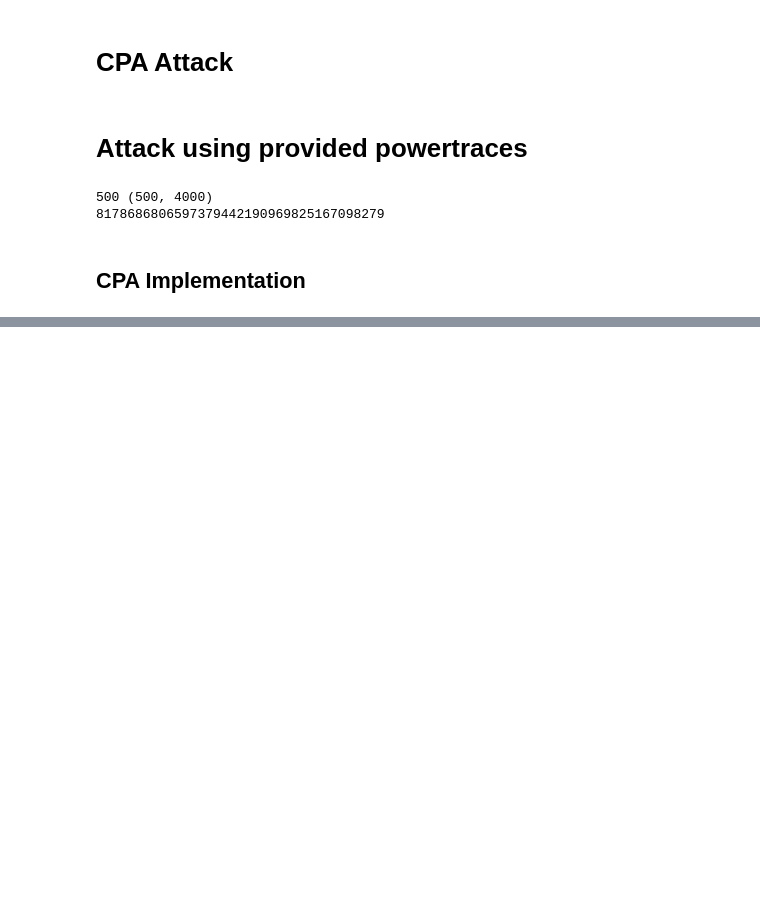
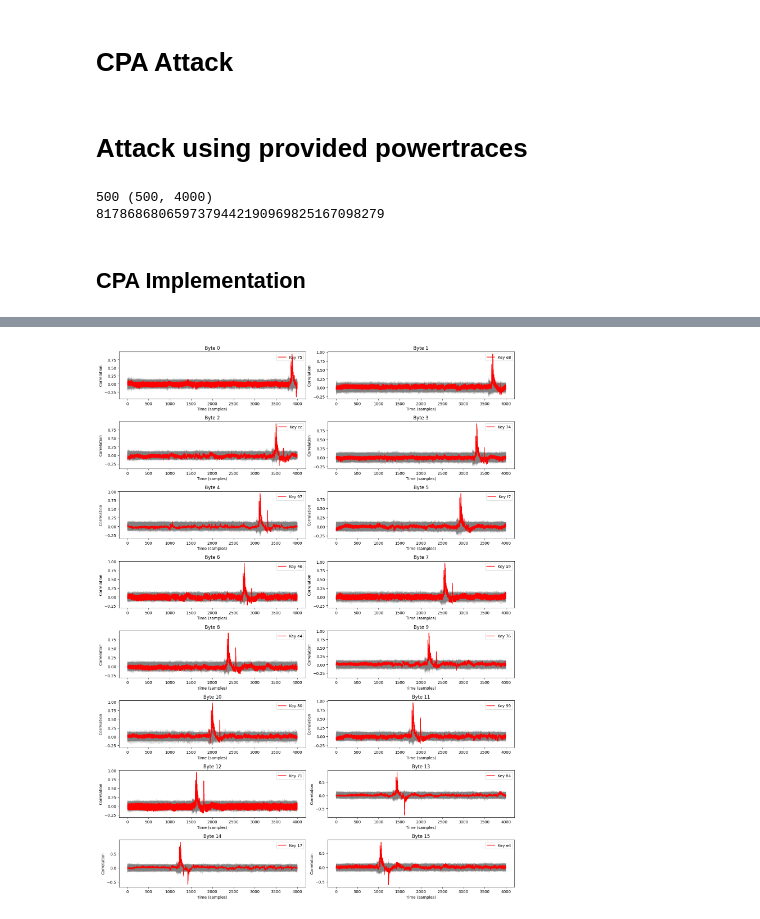
Before and after one commit to Affapple/aes-cpa-attack, a Jupyter notebook: python-scripts/attack.ipynb, the cells around one changed output, grey strips where cells are left out. Cells and saved outputs as stored; diff of their text form; code cells hidden in the pictures; blank space fills up the shorter version.

```diff
--- a/python-scripts/attack.ipynb
+++ b/python-scripts/attack.ipynb
@@ -106,7 +106,7 @@ def hamming_distance(a: np.ndarray, b: np.ndarray) -> np.ndarray:
 # %% [markdown]
 # Attack using provided powertraces
 # %%
-P: list[int]
+plaintexts: list[int]
 M: np.ndarray
-P, M = load("./testsca.pickle")
+plaintexts, M = load("./testsca.pickle")
 # %%
@@ -120,8 +120,8 @@ print(P[0])
 # %%
 from aes_sbox import SBOX
 
-# Precompute helpers for the leakage model (HW of S-box output).
 SBOX_ARRAY = np.array(SBOX, dtype=np.uint8)
+HW_TABLE = np.array([bin(x).count("1") for x in range(256)], dtype=np.uint8)
 
 def extract_plaintext_bytes(plaintexts: list[int]) -> np.ndarray:
     pt_bytes = np.zeros((len(plaintexts), 16), dtype=np.uint8)
@@ -131,56 +131,66 @@ def extract_plaintext_bytes(plaintexts: list[int]) -> np.ndarray:
             pt_bytes[i, b] = (p >> shift) & 0xFF
     return pt_bytes
 
-def cpa_byte(pt_bytes: np.ndarray, traces: np.ndarray, byte_index: int) -> dict[int, float]:
-    N, _ = traces.shape
-    plaintexts_byte = pt_bytes[:, byte_index].reshape(-1, 1)  # (N, 1)
 
+def predictCurrent(plaintext_byte: np.uint8, key_guess: np.uint8) -> np.uint8:
+    return HW_TABLE[SBOX_ARRAY[plaintext_byte ^ key_guess]]
 
-    sum_W  = traces.sum(axis=0)
-    sum_W2 = (traces ** 2).sum(axis=0)
+def generatePredictedCurrents(plaintexts_byte: np.ndarray) -> np.ndarray:
+    num_traces = plaintexts_byte.shape[0]
+    predictions = np.empty((num_traces, 256), dtype=np.uint8)
+    for key in np.arange(256, dtype=np.uint8):
+        for i, pt in enumerate(plaintexts_byte):
+            predictions[i, key] = predictCurrent(pt, key)
+    return predictions
 
-    # Yeah, list is enough as its a number (instead of dict),
-    # but this is more intuitive
-    correlations: dict[int, float] = {}
-    for key_guess in range(256):
-        key_guess_bytes = np.uint8(key_guess)
-        R = np.full((N, 1), key_guess, dtype=np.uint8)
-        sbox_out = SBOX_ARRAY[plaintexts_byte.flatten() ^ key_guess].reshape(-1, 1)
-        H = hamming_distance(
-            sbox_out, R
-        )
+def computePearsonCoefficient(a: np.ndarray, b: np.ndarray) -> np.ndarray:
+    N = a.shape[0]
+    a = a.astype(np.float64)
+    b = b.astype(np.float64)
 
-        sum_H  = H.sum()           # scalar
-        sum_H2 = (H ** 2).sum()    # scalar
-        sum_WH = (traces * H).sum(axis=0)  # (T,) — H broadcasts over T
+    numerator = N * (a.T @ b) - a.sum(axis=0).reshape(-1, 1) * b.sum(axis=0).reshape(1, -1)  # (K, T)
+    std_a = np.sqrt(N * (a**2).sum(axis=0) - a.sum(axis=0)**2).reshape(-1, 1)  # (K, 1)
+    std_b = np.sqrt(N * (b**2).sum(axis=0) - b.sum(axis=0)**2).reshape(1, -1)  # (1, T)
+    denom = std_a * std_b  # (K, T)
 
-        numerator   = N * sum_WH - sum_W * sum_H          # (T,)
+    with np.errstate(invalid='ignore', divide='ignore'):
+        return np.where(denom != 0, numerator / denom, 0.0)
 
-        # Denominator
-        first_term  = N * sum_W2 - sum_W ** 2             # (T,)
-        second_term = N * sum_H2 - sum_H ** 2             # scalar
-        denom = np.sqrt(np.maximum(first_term, 0)) * np.sqrt(max(second_term, 0))
-
-        with np.errstate(invalid='ignore', divide='ignore'):
-            corr = np.where(denom != 0, numerator / denom, 0.0)  # (T,)
-
-        correlations[key_guess] = float(np.max(np.abs(corr)))
-    return correlations
+def computeC(plaintexts: np.ndarray, M: np.ndarray) -> np.ndarray:
+    """C[k, t] = PCC(P[:, k], M[:, t])"""
+    # Predict current as current is directly correlated with the hamming weight of the output of the sbox (paper)
+    P = generatePredictedCurrents(plaintexts)
+    return computePearsonCoefficient(P, M)
 
 def cpa_attack(plaintexts: list[int], traces: np.ndarray) -> tuple[list[int], list[float]]:
     pt_bytes = extract_plaintext_bytes(plaintexts)
     key_bytes: list[int] = []
     key_scores: list[float] = []
+
+    fig, axs = plt.subplots(8, 2, figsize=(15, 20))
+    axs = axs.flatten()
     for b in range(16):
-        correlations = cpa_byte(pt_bytes, traces, b)
-        guess = max(correlations, key=lambda key_guess: correlations[key_guess])
-        print(f"Byte {b}: Guess = {guess:02x}, Correlation = {correlations[guess]:.4f}")
-        score = correlations[guess]
-        key_bytes.append(guess)
-        key_scores.append(score)
+        pt_byte = pt_bytes[:, b]
+        C = computeC(pt_byte, traces)
+        best_key, best_t = np.unravel_index(np.argmax(np.abs(C)), C.shape)
+        print(f"Byte {b}: Guess = {best_key:02x}, Correlation = {C[best_key, best_t]:.4f}")
+        key_bytes.append(int(best_key))
+        key_scores.append(float(C[best_key, best_t]))
+
+        for k in range(256):
+            if k == best_key:
+                axs[b].plot(C[k], color='red', linewidth=1.5, zorder=10, label=f"Key {k:02x}")
+            else:
+                axs[b].plot(C[k], color='gray', alpha=0.3, linewidth=0.5)
+        axs[b].set_title(f"Byte {b}")
+        axs[b].set_xlabel("Time (samples)")
+        axs[b].set_ylabel("Correlation")
+        axs[b].legend(loc="upper right")
+    plt.tight_layout()
+    plt.show()
     return key_bytes, key_scores
 
-key_bytes, key_scores = cpa_attack(P, M)
+key_bytes, key_scores = cpa_attack(plaintexts, M)
 key_hex = "".join(f"{b:02x}" for b in key_bytes)
 print(f"Recovered key: {key_hex}")
 # %% [output]
@@ -203,0 +213 @@ Recovered key: 75e8cc7497f746a9e4768062718417e4
+[figure, added]
```
Also changed, not shown: parts of 4 cells of this notebook.
